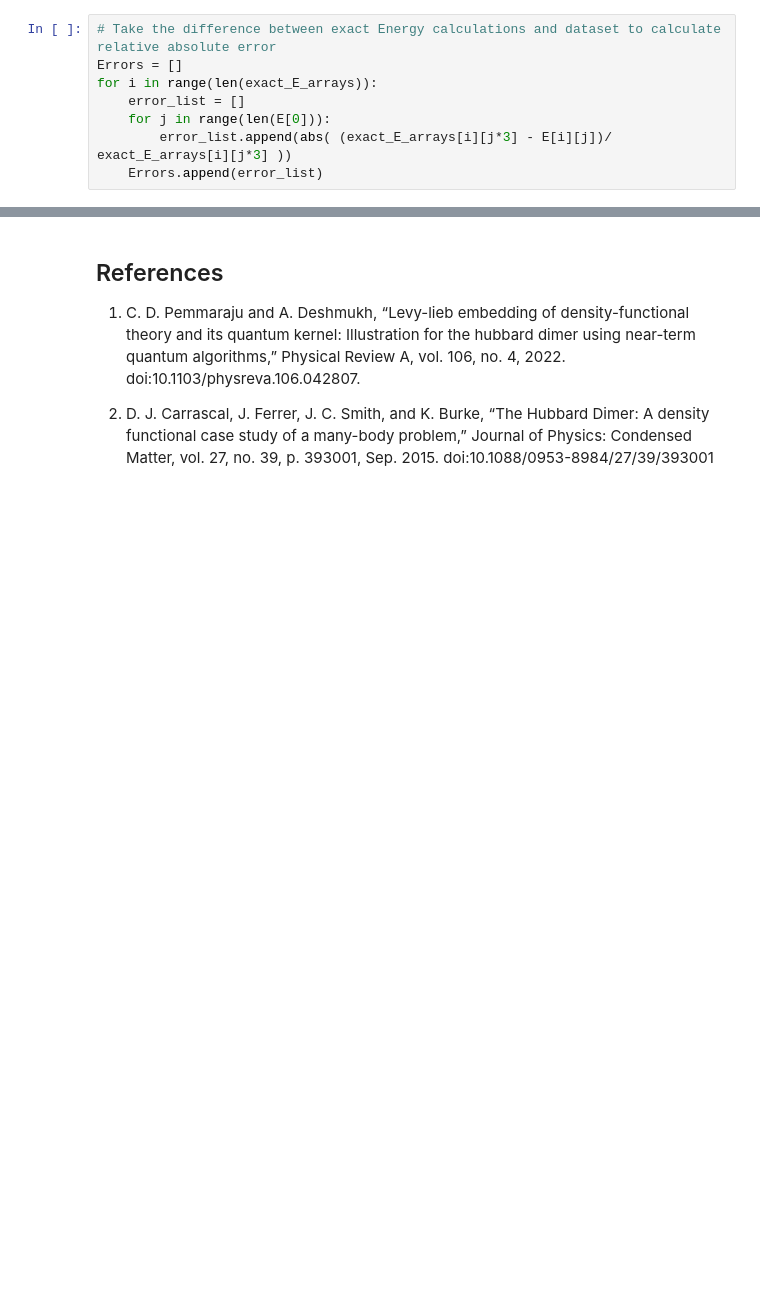
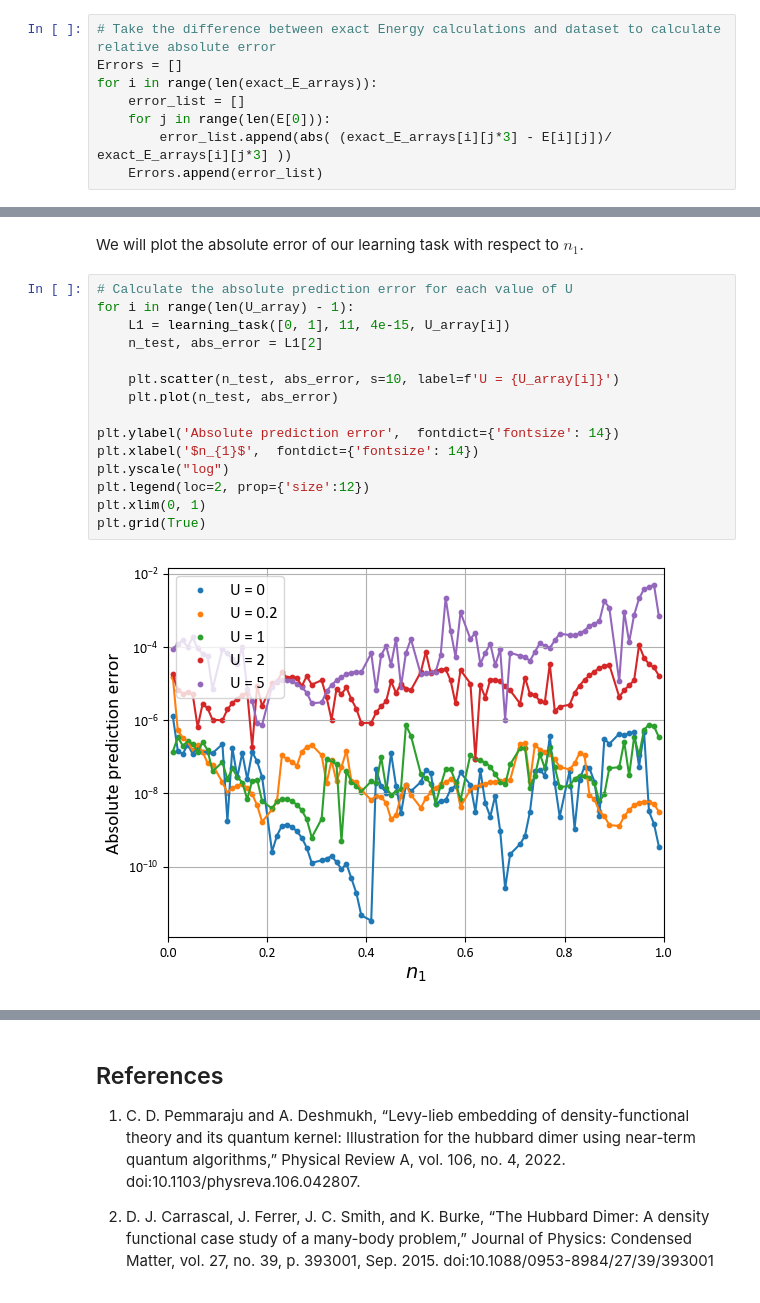
Before and after one commit to anthonyrtw/LevyLieb_VQE, a Jupyter notebook: main.ipynb, the cells around one changed output, grey strips where cells are left out. Drawn from its saved outputs; the diff is of its cells as text; blank space fills up the shorter version.

```diff
--- a/main.ipynb
+++ b/main.ipynb
@@ -540,0 +718,19 @@ plt.show()
+# %% [markdown]
+We will plot the absolute error of our learning task with respect to $n_{1}$.
+# %%
+# Calculate the absolute prediction error for each value of U
+for i in range(len(U_array) - 1):
+    L1 = learning_task([0, 1], 11, 4e-15, U_array[i])
+    n_test, abs_error = L1[2]
+
+    plt.scatter(n_test, abs_error, s=10, label=f'U = {U_array[i]}')
+    plt.plot(n_test, abs_error)
+
+plt.ylabel('Absolute prediction error',  fontdict={'fontsize': 14})
+plt.xlabel('$n_{1}$',  fontdict={'fontsize': 14})
+plt.yscale("log")
+plt.legend(loc=2, prop={'size':12})
+plt.xlim(0, 1)
+plt.grid(True)
+# %% [output]
+[figure, added]
```
Also changed, not shown: parts of 42 cells of this notebook.
